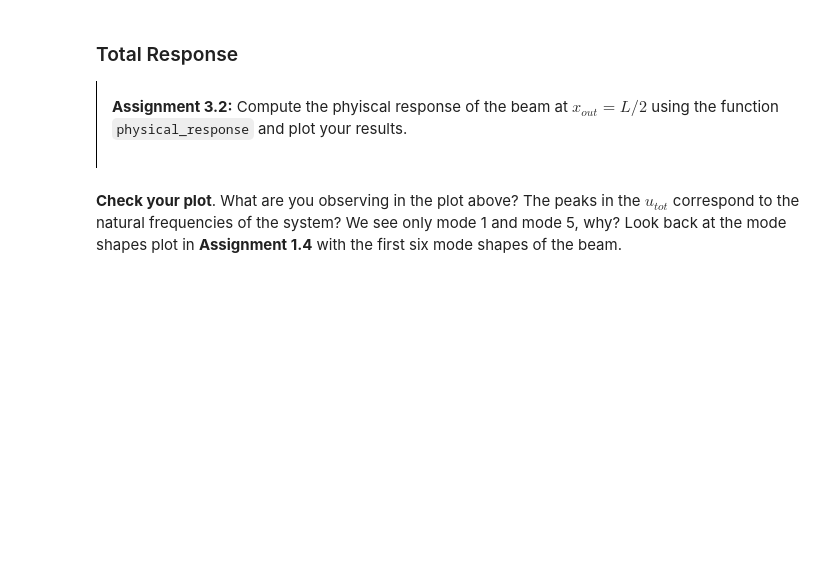
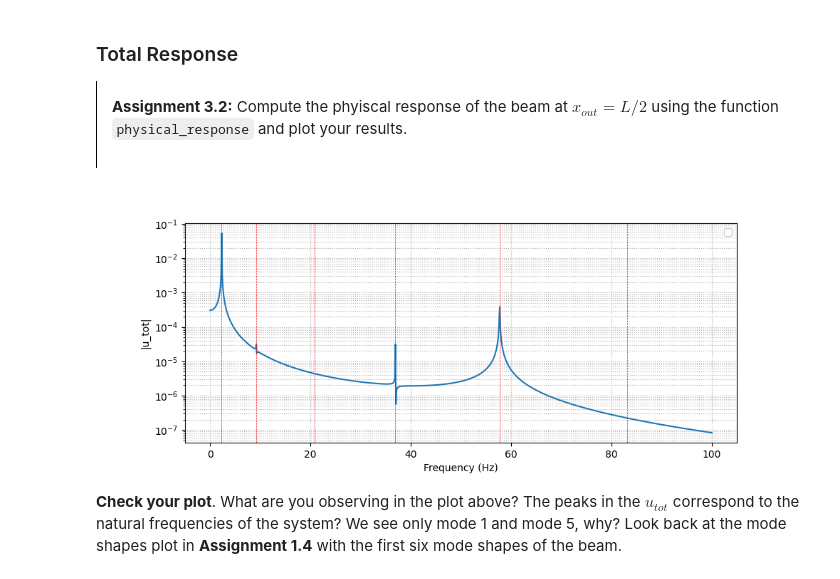
Before and after one commit to RaoulTAMERE/MV2627_Exercises, a Jupyter notebook: Session5_Continuous_systems/session5.ipynb, the cells around one changed output. Cells and saved outputs as stored; diff of their text form; code cells hidden in the pictures; blank space fills up the shorter version.

```diff
--- a/Session5_Continuous_systems/session5.ipynb
+++ b/Session5_Continuous_systems/session5.ipynb
@@ -493,8 +518,8 @@ def modal_response(F_n, mu_n, omega_n, xi_n, omega):
     z_n = []
 
     # YOUR CODE HERE
-    raise NotImplementedError()
-
+    for w in omega:
+      z_n.append(F_n/(mu_n*(omega_n**2 - w**2+2*1j*xi_n*omega_n*w)))
     return z_n
 # %% [markdown]
 Let us check that you implmented `modal_response` correctly.
@@ -516,7 +541,13 @@ omega = None  # excitation frequencies
 z_n = []  # Initialize modal response list
 
 # YOUR CODE HERE
-raise NotImplementedError()
+Fn = [modal_excitation(p,psi,x) for psi in psi_list] # list of modal forces  # modal force for mode n
+mu_n = [compute_modal_mass(rho,A,L,n) for n in n_list]  # modal mass for mode n
+omega_n = natural_pulsation(E,rho,L,I,A,n_list)  # natural frequency for mode n
+xi_n = np.zeros(len(n_list))  # damping ratio for mode n
+omega = np.linspace(0,2*np.pi*100,1000)  # excitation frequencies
+
+z_n = [modal_response(Fn[i],mu_n[i],omega_n[i],xi_n[i],omega) for i in range(len(n_list))]  # Initialize modal response list
 # %% [markdown]
 Let us now test and plot your results.
 # %%
@@ -561,13 +595,16 @@ def physical_response(z_n, psi_n):
 
     Arguments:
     z_n (array) -- modal response for mode n
-    psi_n (array) -- mode shape for mode n
+    psi_n (float) -- mode shape for mode n
 
     Returns:
     u_n (array) -- physical response of the beam
     """
     # YOUR CODE HERE
-    raise NotImplementedError()
+
+    u_n = [z_n[i]*psi_n for i in range(len(z_n))]
+
+
     return u_n
 # %% [markdown]
 Lets test your implementation (Hidden Test)
@@ -582,15 +619,30 @@ x_outt = L/3
 # %%
 x_out = None # position where the physical response is evaluated
 u_tot = None # total physical response
 # YOUR CODE HERE
-raise NotImplementedError()
+
+x_out = L/2 # position where the physical response is evaluated
+psi_x_out = [psi_list[i][500] for i in range(6)]
+u_tot = np.zeros_like(z_n[0],dtype=complex)
+for i in range(6):
+  u_tot += physical_response(z_n[i],psi_x_out[i])  # total physical response
+
+
+fig,ax = plt.subplots(figsize=(10,4))
+ax.plot(omega/(2*np.pi),abs(u_tot))
+
 for n in range(1, 7):
-    ax.axvline(natural_pulsation(E, rho, L, I, A, n=n) / (2 * np.pi), color='red', linestyle='--', lw=0.5)
+
+  ax.axvline(natural_pulsation(E, rho, L, I, A, n=n) / (2 * np.pi), color='red', linestyle='--', lw=0.5)
+
 ax.set_xlabel('Frequency (Hz)')
 ax.set_ylabel('|u_tot|')
 ax.set_yscale('log')
 ax.grid(which='both', linestyle=':')
 _  = ax.legend()
+plt.show()
+# %% [output]
+[figure, added]
 # %% [markdown]
 **Check your plot**.
 What are you observing in the plot above? The peaks in the $u_{tot}$ correspond to the natural frequencies of the system? We see only mode 1 and mode 5, why? Look back at the mode shapes plot in **Assignment 1.4** with the first six mode shapes of the beam.
```
Also changed, not shown: parts of 19 cells of this notebook.
